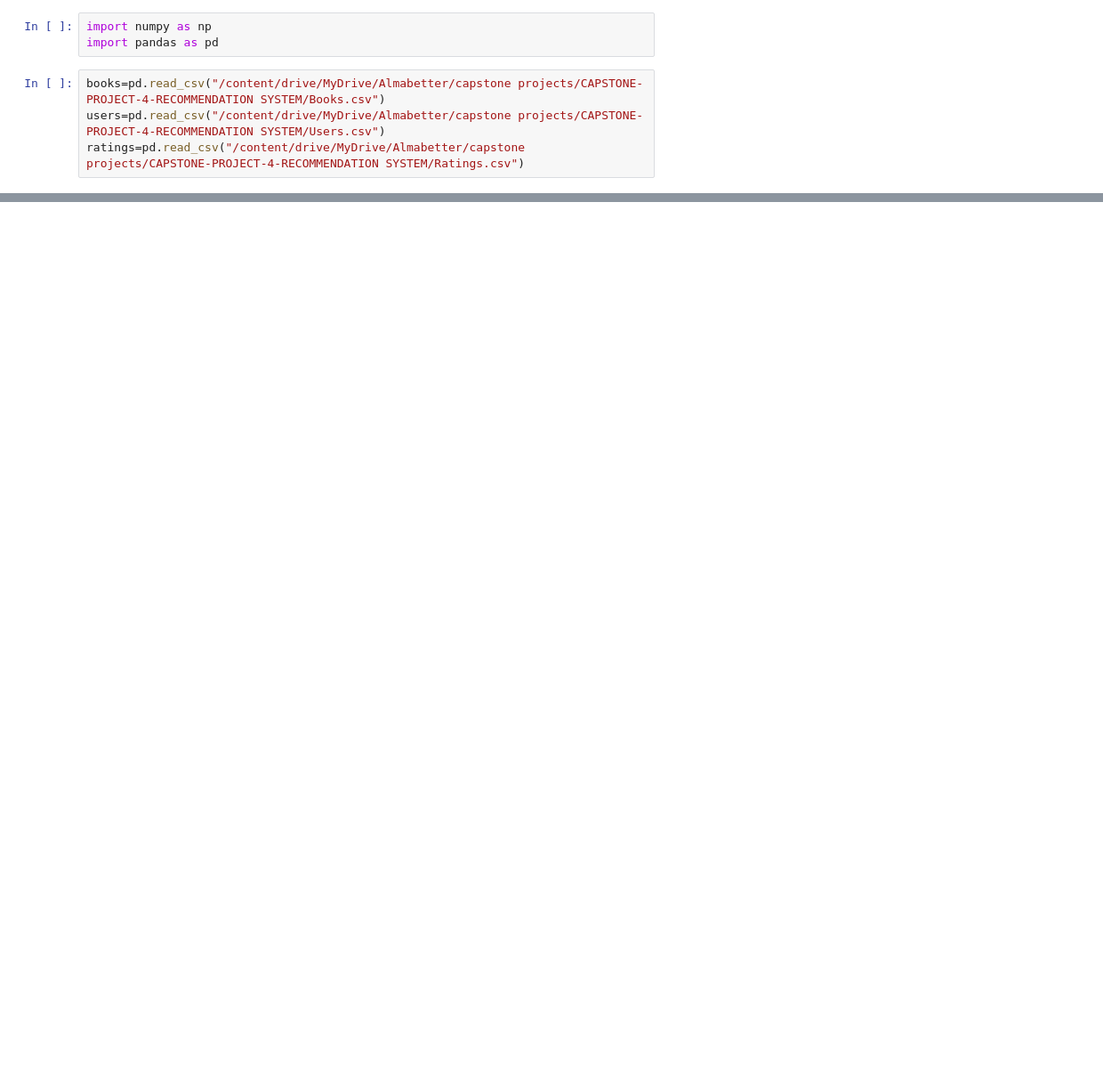
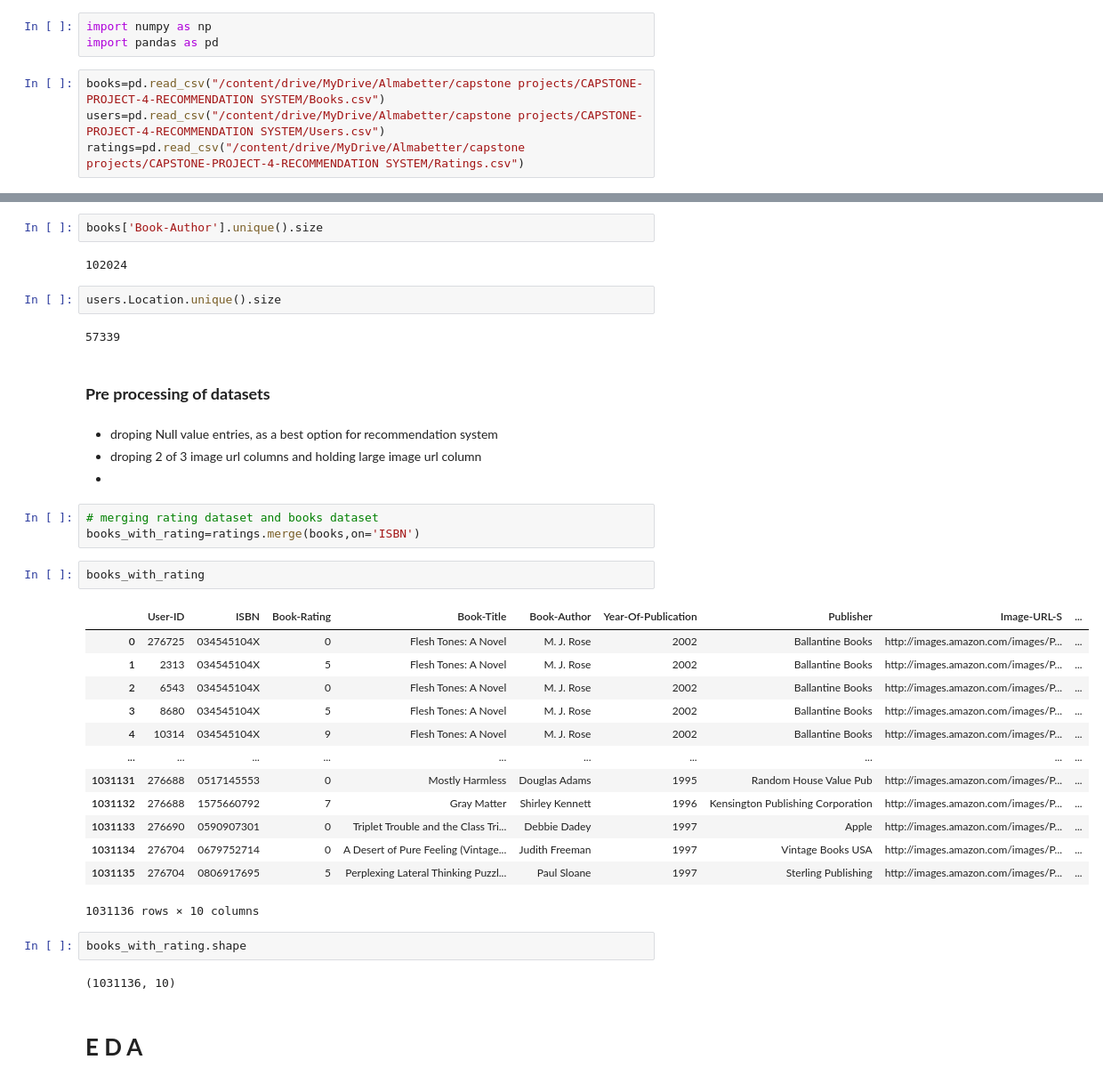
Before and after one commit to amalmon/Book-recommendation-system, a Jupyter notebook: Book_recommendation_system.ipynb, the cells around one changed output, grey strips where cells are left out. Shown: that part at 89% size. Drawn from its saved outputs; the diff is of its cells as text; blank space fills up the shorter version.

```diff
--- a/Book_recommendation_system.ipynb
+++ b/Book_recommendation_system.ipynb
@@ -36,0 +140,41 @@ ratings.head()
+# %%
+books['Book-Author'].unique().size
+# %% [output]
+102024
+# %%
+users.Location.unique().size
+# %% [output]
+57339
+# %% [markdown]
+### **Pre processing of datasets**
+# %% [markdown]
+
+
+*  droping Null value entries, as a best option for recommendation system
+*  droping 2 of 3 image url columns and holding large image url column
+*
+# %%
+# merging rating dataset and books dataset
+books_with_rating=ratings.merge(books,on='ISBN')
+# %%
+books_with_rating
+# %% [output]
+|  | User-ID | ISBN | Book-Rating | Book-Title | Book-Author | Year-Of-Publication | Publisher | Image-URL-S | ... |
+| 0 | 276725 | 034545104X | 0 | Flesh Tones: A Novel | M. J. Rose | 2002 | Ballantine Books | http://images.amazon.com/images/P... | ... |
+| 1 | 2313 | 034545104X | 5 | Flesh Tones: A Novel | M. J. Rose | 2002 | Ballantine Books | http://images.amazon.com/images/P... | ... |
+| 2 | 6543 | 034545104X | 0 | Flesh Tones: A Novel | M. J. Rose | 2002 | Ballantine Books | http://images.amazon.com/images/P... | ... |
+| 3 | 8680 | 034545104X | 5 | Flesh Tones: A Novel | M. J. Rose | 2002 | Ballantine Books | http://images.amazon.com/images/P... | ... |
+| 4 | 10314 | 034545104X | 9 | Flesh Tones: A Novel | M. J. Rose | 2002 | Ballantine Books | http://images.amazon.com/images/P... | ... |
+| ... | ... | ... | ... | ... | ... | ... | ... | ... | ... |
+| 1031131 | 276688 | 0517145553 | 0 | Mostly Harmless | Douglas Adams | 1995 | Random House Value Pub | http://images.amazon.com/images/P... | ... |
+| 1031132 | 276688 | 1575660792 | 7 | Gray Matter | Shirley Kennett | 1996 | Kensington Publishing Corporation | http://images.amazon.com/images/P... | ... |
+| 1031133 | 276690 | 0590907301 | 0 | Triplet Trouble and the Class Tri... | Debbie Dadey | 1997 | Apple | http://images.amazon.com/images/P... | ... |
+| 1031134 | 276704 | 0679752714 | 0 | A Desert of Pure Feeling (Vintage... | Judith Freeman | 1997 | Vintage Books USA | http://images.amazon.com/images/P... | ... |
+| 1031135 | 276704 | 0806917695 | 5 | Perplexing Lateral Thinking Puzzl... | Paul Sloane | 1997 | Sterling Publishing | http://images.amazon.com/images/P... | ... |
+1031136 rows × 10 columns
+# %%
+books_with_rating.shape
+# %% [output]
+(1031136, 10)
+# %% [markdown]
+# **E D A**
```
Also changed, not shown: parts of 22 cells of this notebook.
